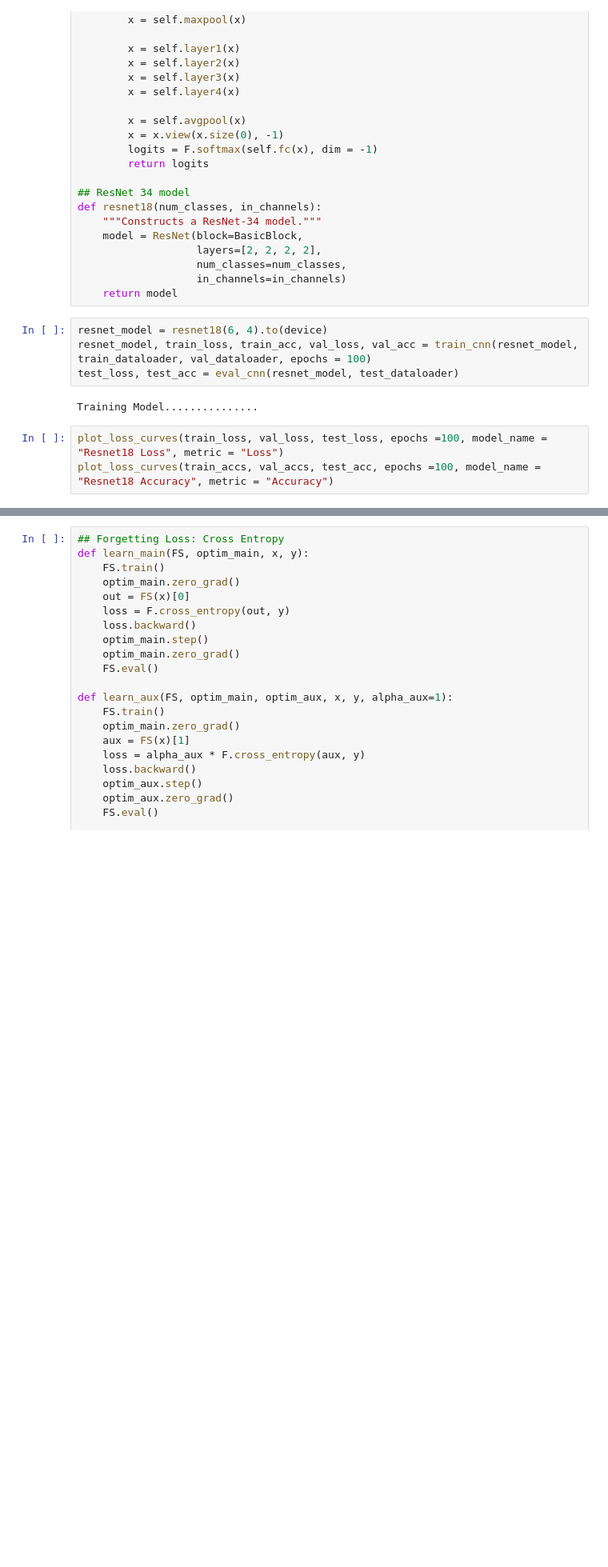
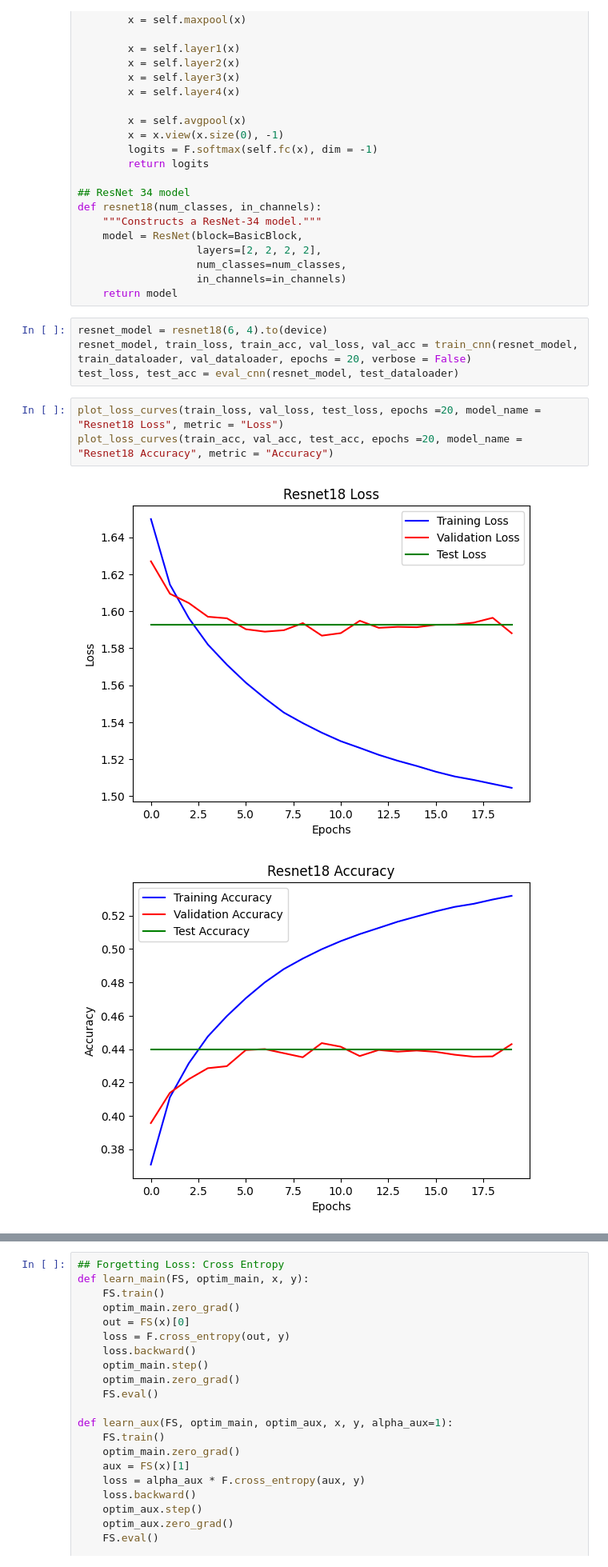
Before and after one commit to ShivaramV3223/Feature-Sieve-for-RL, a Jupyter notebook: Behavioural Cloning/Atari_BC/Feature_Sieve_BC.ipynb, the cells around one changed output, grey strips where cells are left out. Shown: that part at 80% size. Cells and saved outputs as stored; diff of their text form; blank space fills up the shorter version.

```diff
--- a/Behavioural Cloning/Atari_BC/Feature_Sieve_BC.ipynb
+++ b/Behavioural Cloning/Atari_BC/Feature_Sieve_BC.ipynb
@@ -438,13 +440,14 @@ def resnet18(num_classes, in_channels):
     return model
 # %%
 resnet_model = resnet18(6, 4).to(device)
-resnet_model, train_loss, train_acc, val_loss, val_acc = train_cnn(resnet_model, train_dataloader, val_dataloader, epochs = 100)
+resnet_model, train_loss, train_acc, val_loss, val_acc = train_cnn(resnet_model, train_dataloader, val_dataloader, epochs = 20, verbose = False)
 test_loss, test_acc = eval_cnn(resnet_model, test_dataloader)
-# %% [output]
-Training Model...............
 # %%
-plot_loss_curves(train_loss, val_loss, test_loss, epochs =100, model_name = "Resnet18 Loss", metric = "Loss")
-plot_loss_curves(train_accs, val_accs, test_acc, epochs =100, model_name = "Resnet18 Accuracy", metric = "Accuracy")
+plot_loss_curves(train_loss, val_loss, test_loss, epochs =20, model_name = "Resnet18 Loss", metric = "Loss")
+plot_loss_curves(train_acc, val_acc, test_acc, epochs =20, model_name = "Resnet18 Accuracy", metric = "Accuracy")
+# %% [output]
+[figure, added]
+[figure, added]
 # %% [markdown]
 # Feature Sieve Model
 ## Architecture 1
```
Also changed, not shown: parts of 8 cells of this notebook.
